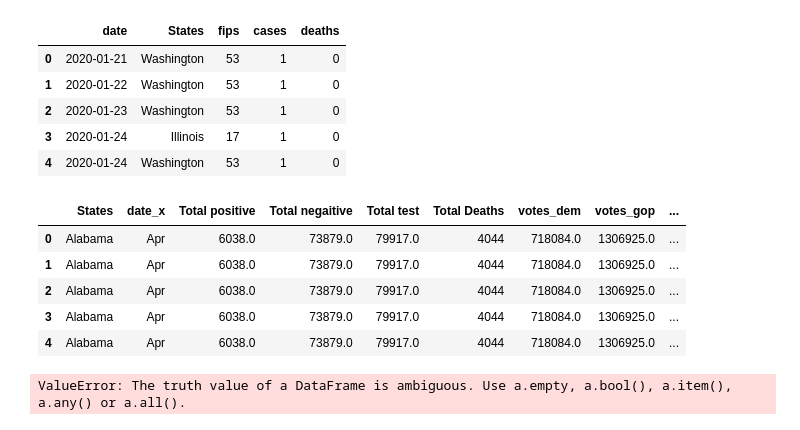
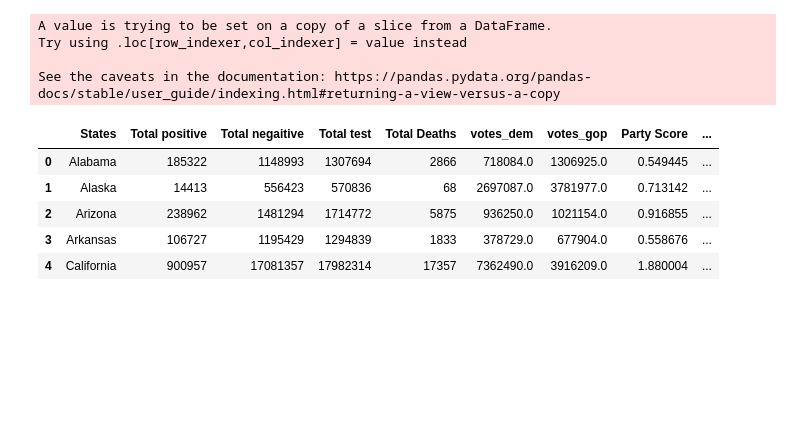
Before and after one commit to carrillofatima/UCI_Project-1_Group, a Jupyter notebook: Heatmap.ipynb, the cells around one changed output. Cells and saved outputs as stored; diff of their text form; code cells hidden in the pictures; blank space fills up the shorter version.

```diff
--- a/Heatmap.ipynb
+++ b/Heatmap.ipynb
@@ -36,28 +23,0 @@ df.head()
-# %%
-# fip location df
-
-fips = pd.read_csv('Resources/us-states.csv', dtype={'fips': str}, header=0)
-fips = fips.rename(columns={'state':'States'})
-fips.head()
-# %% [output]
-|  | date | States | fips | cases | deaths |
-| 0 | 2020-01-21 | Washington | 53 | 1 | 0 |
-| 1 | 2020-01-22 | Washington | 53 | 1 | 0 |
-| 2 | 2020-01-23 | Washington | 53 | 1 | 0 |
-| 3 | 2020-01-24 | Illinois | 17 | 1 | 0 |
-| 4 | 2020-01-24 | Washington | 53 | 1 | 0 |
-# %%
-# merge poli and covid df with fips df
-
-merged = df.merge(fips, on='States')
-data = merged.merge(state_coord_df, on='States')
-data.drop_duplicates()
-new_data = data.rename(columns={'Party Score':'poli_score'})
-new_data.head()
-# %% [output]
-|  | States | date_x | Total positive | Total negaitive | Total test | Total Deaths | votes_dem | votes_gop | ... |
-| 0 | Alabama | Apr | 6038.0 | 73879.0 | 79917.0 | 4044 | 718084.0 | 1306925.0 | ... |
-| 1 | Alabama | Apr | 6038.0 | 73879.0 | 79917.0 | 4044 | 718084.0 | 1306925.0 | ... |
-| 2 | Alabama | Apr | 6038.0 | 73879.0 | 79917.0 | 4044 | 718084.0 | 1306925.0 | ... |
-| 3 | Alabama | Apr | 6038.0 | 73879.0 | 79917.0 | 4044 | 718084.0 | 1306925.0 | ... |
-| 4 | Alabama | Apr | 6038.0 | 73879.0 | 79917.0 | 4044 | 718084.0 | 1306925.0 | ... |
@@ -66,16 +24,19 @@ new_data.to_csv('Resources/new_data.csv')
-# %%
-# TEST* create choropleth map based on merged df and use fips as locations and party score as the color
-
-# set locations variable to lat and long
-locations = new_data[['latitude','longitude']].astype(float)
-
-fig = px.choropleth(new_data,locations=locations, color= new_data['poli_score'],
-                   color_continuous_scale='Viridis',
-                   range_color = (0.0,23.0),
-                   scope= 'usa'
-                   )
-
-fig.update_layout(margin={'r':0,'t':0,'l':0,'b':0})
-fig.show()
-# %% [output]
-ValueError: The truth value of a DataFrame is ambiguous. Use a.empty, a.bool(), a.item(), a.any() or a.all().
+# %%
+new_df = pd.read_csv('Output/final_dataframe.csv')
+
+new_df = new_df.merge(abbr_df, on = 'States')
+new_df = new_df[new_df['States'] != 'District of Columbia']
+clean_df = new_df[new_df['States'] != 'Puerto Rico']
+clean_df['Death Rate'] = clean_df['Total Deaths']/clean_df['Total positive']
+clean_df.head()
+# %% [output]
+A value is trying to be set on a copy of a slice from a DataFrame.
+Try using .loc[row_indexer,col_indexer] = value instead
+
+See the caveats in the documentation: https://pandas.pydata.org/pandas-docs/stable/user_guide/indexing.html#returning-a-view-versus-a-copy
+|  | States | Total positive | Total negaitive | Total test | Total Deaths | votes_dem | votes_gop | Party Score | ... |
+| 0 | Alabama | 185322 | 1148993 | 1307694 | 2866 | 718084.0 | 1306925.0 | 0.549445 | ... |
+| 1 | Alaska | 14413 | 556423 | 570836 | 68 | 2697087.0 | 3781977.0 | 0.713142 | ... |
+| 2 | Arizona | 238962 | 1481294 | 1714772 | 5875 | 936250.0 | 1021154.0 | 0.916855 | ... |
+| 3 | Arkansas | 106727 | 1195429 | 1294839 | 1833 | 378729.0 | 677904.0 | 0.558676 | ... |
+| 4 | California | 900957 | 17081357 | 17982314 | 17357 | 7362490.0 | 3916209.0 | 1.880004 | ... |
```
Also changed, not shown: parts of 7 cells of this notebook.
